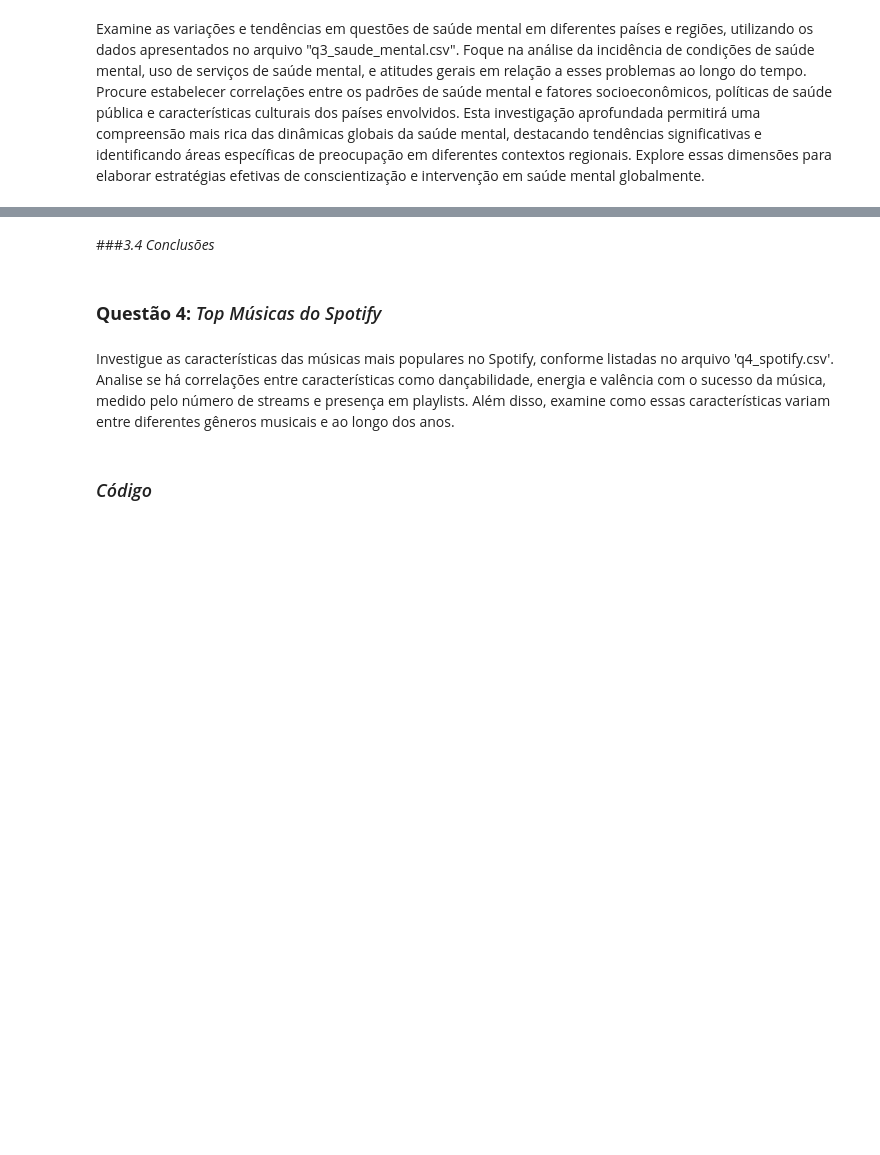
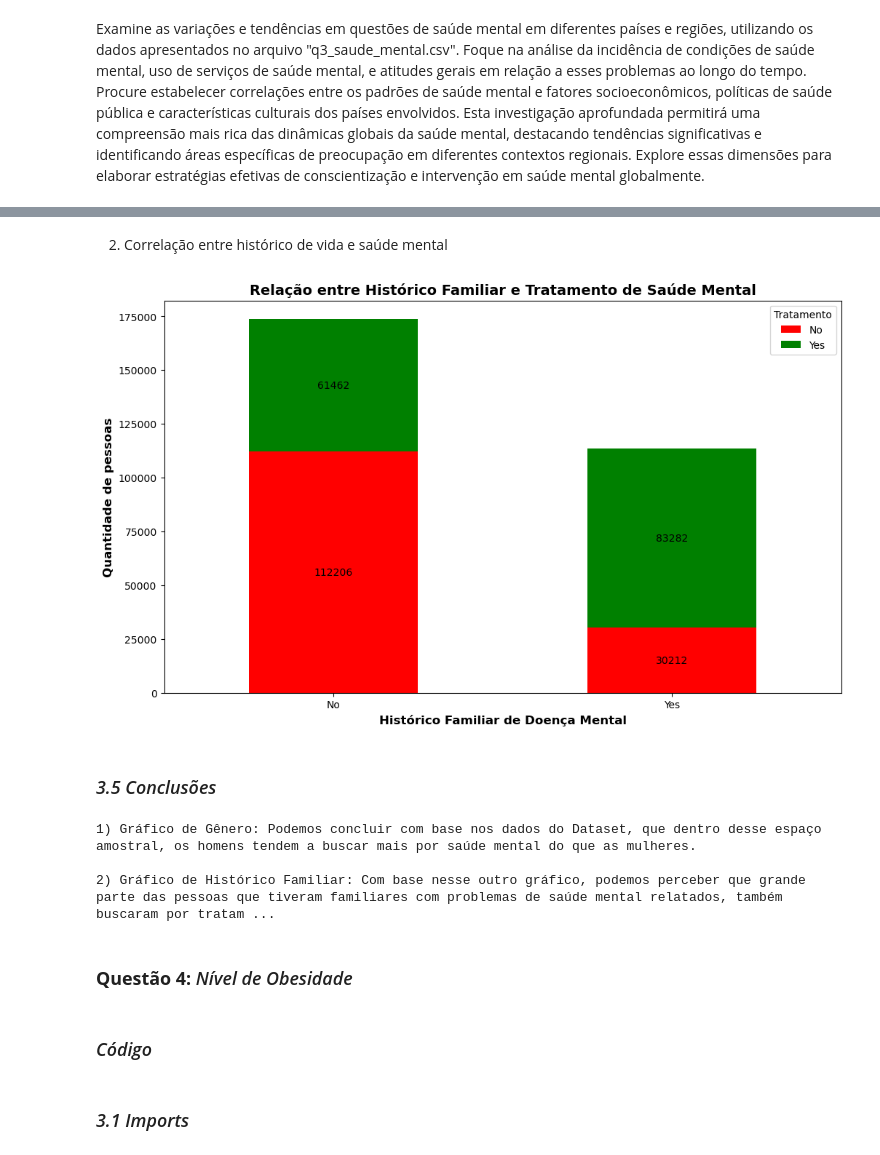
Before and after one commit to talesnobre/Trainees2, a Jupyter notebook: Notebook 2/Aula_EDA Luigi.ipynb, the cells around one changed output, grey strips where cells are left out. Cells and saved outputs as stored; diff of their text form; code cells hidden in the pictures; blank space fills up the shorter version.

```diff
--- a/Notebook 2/Aula_EDA Luigi.ipynb
+++ b/Notebook 2/Aula_EDA Luigi.ipynb
@@ -260,2 +524,26 @@ Examine as variações e tendências em questões de saúde mental em diferentes
+# %% [markdown]
+2. Correlação entre histórico de vida e saúde mental
+# %%
+# Criando uma tabela de contingência (crosstab) entre 'family_history' e 'treatment'
+cross_table = pd.crosstab(df['family_history'], df['treatment'])
+
+ax = cross_table.plot(kind='bar', stacked=True, figsize=(12, 7), color=['red', 'green'])
+
+plt.title('Relação entre Histórico Familiar e Tratamento de Saúde Mental', fontsize=14, fontweight='bold')
+plt.xlabel('Histórico Familiar de Doença Mental', fontsize=12, fontweight='bold')
+plt.ylabel('Quantidade de pessoas', fontsize=12, fontweight='bold')
+plt.xticks(rotation=0)  # Mantém os rótulos do eixo x na horizontal
+plt.legend(title='Tratamento', fontsize=10)
+
+# Adicionando os valores nas barras
+for patch in ax.patches:
+    x = patch.get_x() + patch.get_width() / 2
+    y = patch.get_y() + patch.get_height() / 2
+    value = int(patch.get_height())
+    ax.text(x, y, f'{value}', ha='center', va='center')
+
+plt.show()
+# %% [output]
+[figure, added]
 # %% [markdown]
-###*3.4 Conclusões*
+### *3.5 Conclusões*
@@ -272,6 +550,17 @@ print(Conclusoes)
+# %%
+#Insira aqui as conclusões que você conseguiu absorver a partir desse Dataset.
+print(
+"""
+1) Gráfico de Gênero: Podemos concluir com base nos dados do Dataset, que dentro desse espaço amostral, os homens tendem a buscar mais por saúde mental do que as mulheres.
+
+2) Gráfico de Histórico Familiar: Com base nesse outro gráfico, podemos perceber que grande parte das pessoas que tiveram familiares com problemas de saúde mental relatados, também buscaram por tratamento nessa área - o que revela que a saúde mental também pode derivar de questões genéticas e\ou ambientais.
+"""
+)
+# %% [output]
+1) Gráfico de Gênero: Podemos concluir com base nos dados do Dataset, que dentro desse espaço amostral, os homens tendem a buscar mais por saúde mental do que as mulheres.
+
+2) Gráfico de Histórico Familiar: Com base nesse outro gráfico, podemos perceber que grande parte das pessoas que tiveram familiares com problemas de saúde mental relatados, também buscaram por tratam ...
 # %% [markdown]
-### **Questão 4:** *Top Músicas do Spotify*
+### **Questão 4:** *Nível de Obesidade*
-# %% [markdown]
-Investigue as características das músicas mais populares no Spotify, conforme listadas no arquivo 'q4_spotify.csv'. Analise se há correlações entre características como dançabilidade, energia e valência com o sucesso da música, medido pelo número de streams e presença em playlists. Além disso, examine como essas características variam entre diferentes gêneros musicais e ao longo dos anos.
 # %% [markdown]
 ### *Código*
@@ -279,0 +567,2 @@ Investigue as características das músicas mais populares no Spotify, conforme
+# %% [markdown]
+### *3.1 Imports*
```
Also changed, not shown: parts of 61 cells of this notebook, 6 other files.
